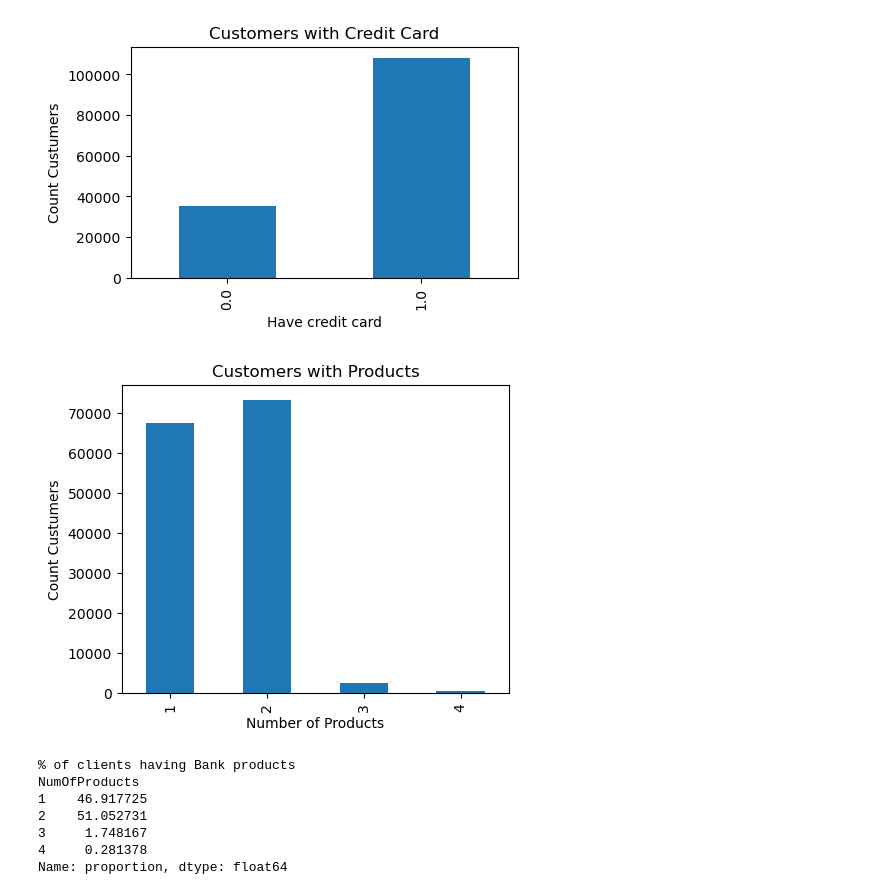
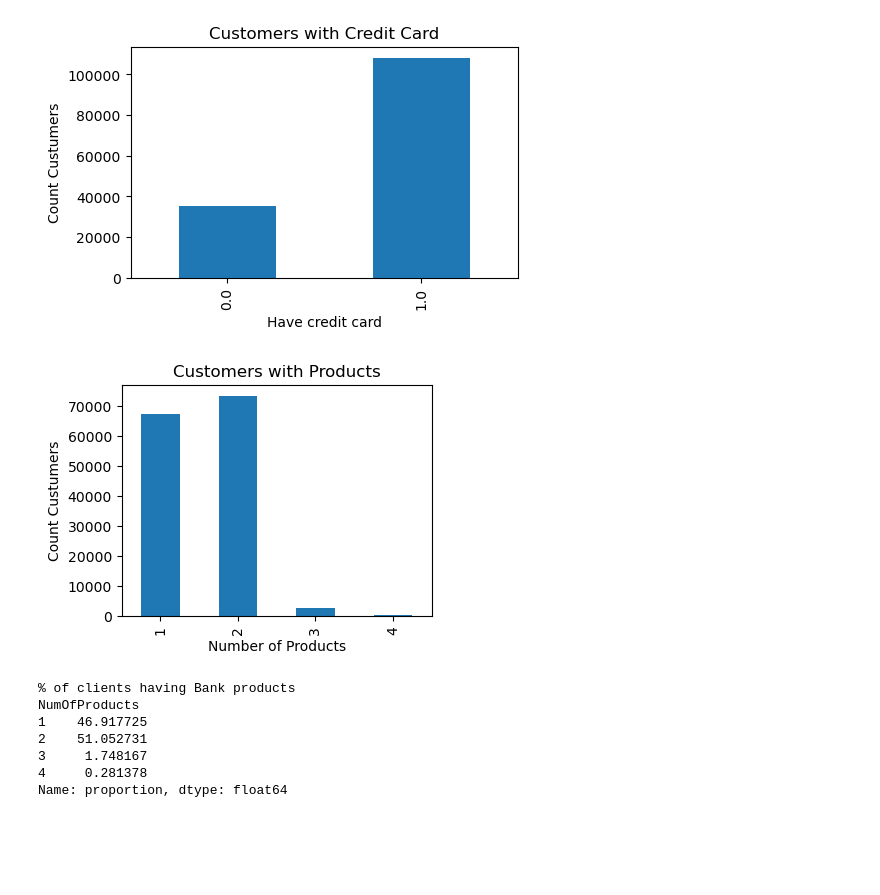
Before and after one commit to pattypooh/churnpredict, a Jupyter notebook: notebooks/01-eda.ipynb, the cells around one changed output. Cells and saved outputs as stored; diff of their text form; code cells hidden in the pictures; blank space fills up the shorter version.

```diff
--- a/notebooks/01-eda.ipynb
+++ b/notebooks/01-eda.ipynb
@@ -4,5 +5,5 @@ import matplotlib.pyplot as plt
 # %%
-df = pd.read_csv("../data/raw/train_data.csv")
+df = pd.read_csv("./../data/raw/train_data.csv")
 df.head()
 # %% [output]
 |  | ID | CustomerId | Surname | CreditScore | Geography | Gender | Age | Tenure | Balance | ... |
@@ -74,17 +77,19 @@ HasCrCard
 Name: proportion, dtype: float64
 [figure]
 # %%
-df.NumOfProducts.value_counts().sort_index().plot(kind='bar'
-                                                  , title="Customers with Products"
-                                                  , xlabel="Number of Products"
-                                                  , ylabel="Count Custumers"
-                                                  ,figsize=(5,4))
+df.NumOfProducts.value_counts().sort_index().plot(
+    kind="bar",
+    title="Customers with Products",
+    xlabel="Number of Products",
+    ylabel="Count Custumers",
+    figsize=(4, 3),
+)
 
 plt.show()
-print('% of clients having Bank products')
-print(df.NumOfProducts.value_counts(normalize=True).sort_index()*100)
+print("% of clients having Bank products")
+print(df.NumOfProducts.value_counts(normalize=True).sort_index() * 100)
 # %% [output]
-[figure, old version]
+[figure, new version]
 % of clients having Bank products
 NumOfProducts
 1    46.917725
```
Also changed, not shown: parts of 42 cells of this notebook, 3 other files.
